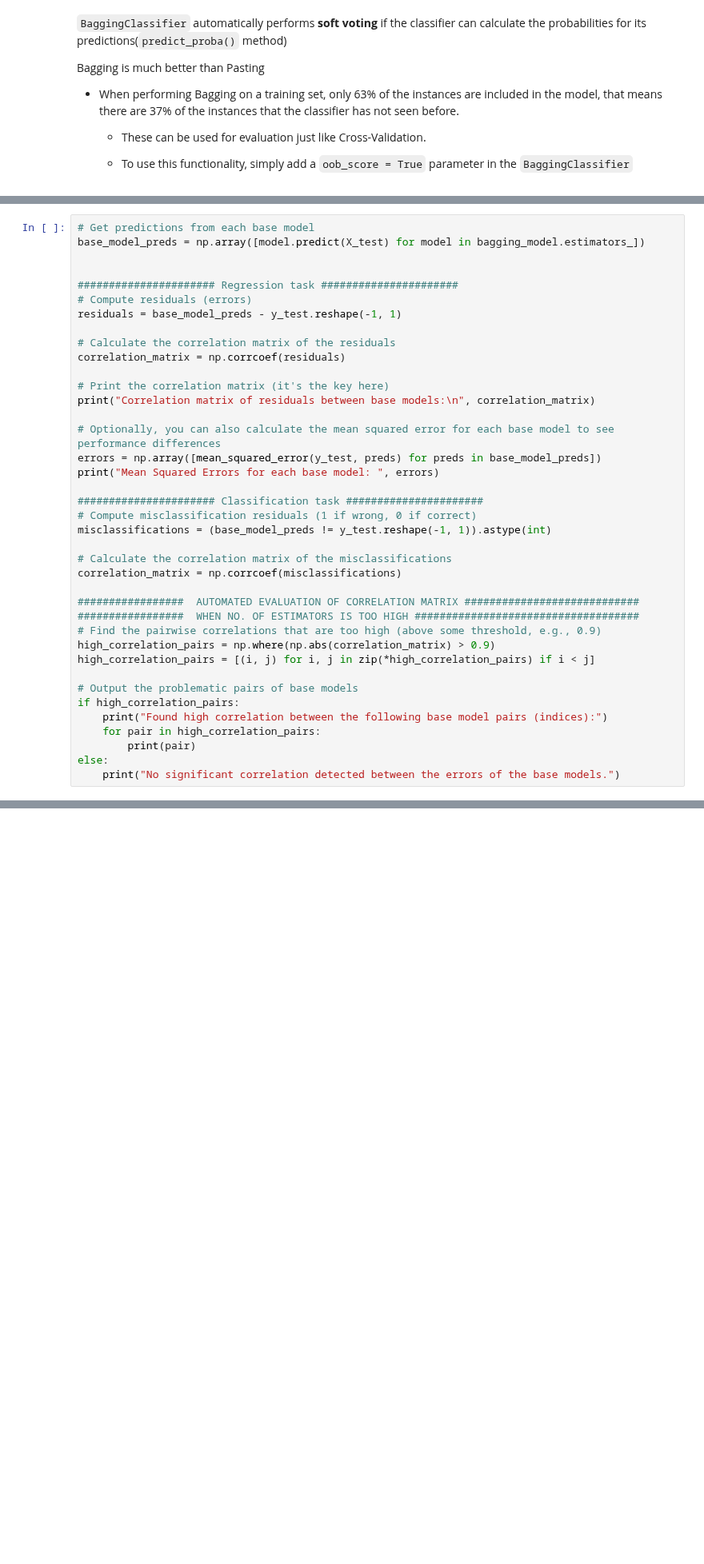
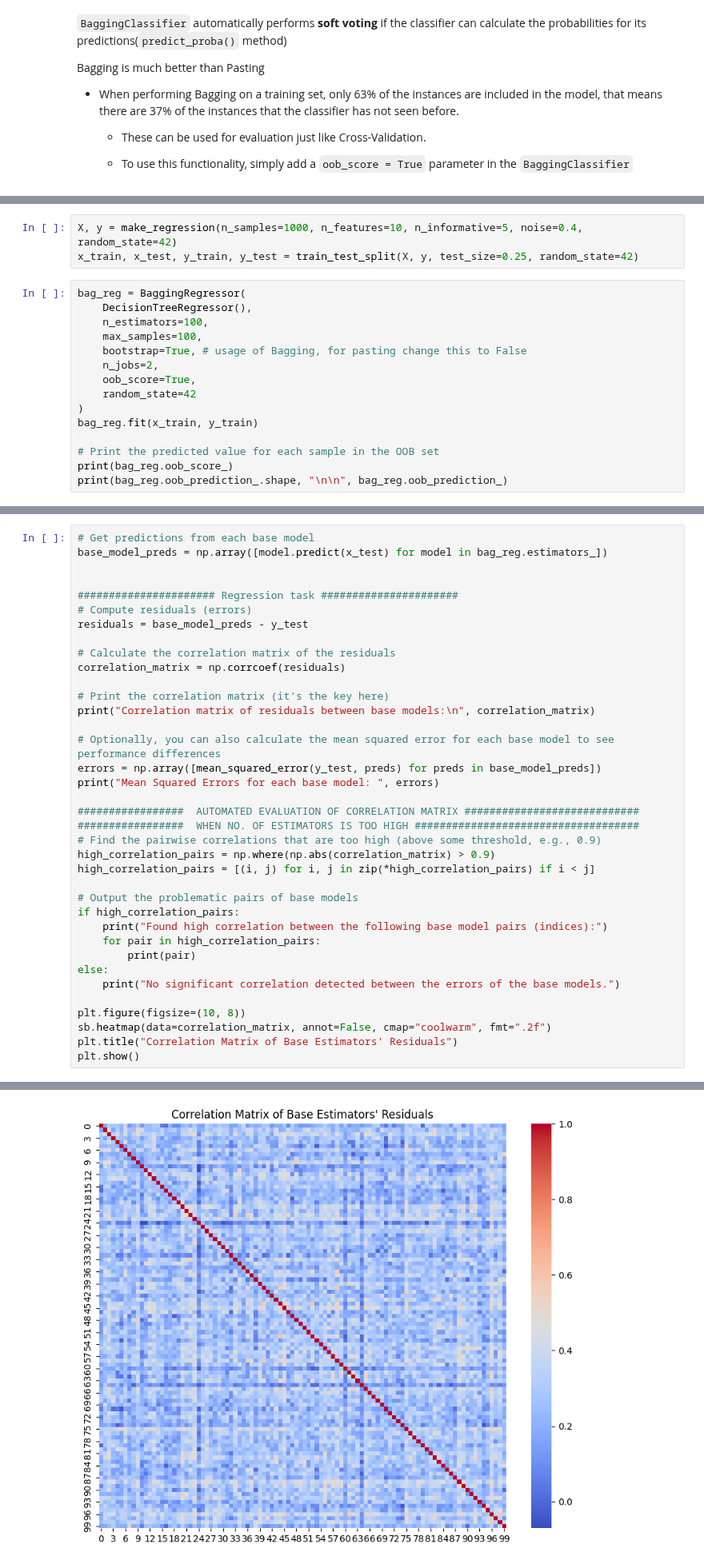
Before and after one commit to akshayDev17/Machine-Learning-Concepts, a Jupyter notebook: src/Ensemble Learning/Bagging.ipynb, the cells around one changed output, grey strips where cells are left out. Shown at 80% size. Drawn from its saved outputs; the diff is of its cells as text; blank space fills up the shorter version.

```diff
--- a/src/Ensemble Learning/Bagging.ipynb
+++ b/src/Ensemble Learning/Bagging.ipynb
@@ -70,0 +344,18 @@ Bagging is much better than Pasting
+# %%
+X, y = make_regression(n_samples=1000, n_features=10, n_informative=5, noise=0.4, random_state=42)
+x_train, x_test, y_train, y_test = train_test_split(X, y, test_size=0.25, random_state=42)
+# %%
+bag_reg = BaggingRegressor(
+    DecisionTreeRegressor(),
+    n_estimators=100,
+    max_samples=100,
+    bootstrap=True, # usage of Bagging, for pasting change this to False
+    n_jobs=2,
+    oob_score=True,
+    random_state=42
+)
+bag_reg.fit(x_train, y_train)
+
+# Print the predicted value for each sample in the OOB set
+print(bag_reg.oob_score_)
+print(bag_reg.oob_prediction_.shape, "\n\n", bag_reg.oob_prediction_)
@@ -77,12 +386,12 @@ Bagging is much better than Pasting
     - If the errors are correlated, their MSEs should be roughly the same, and vice versa.
 # %%
 # Get predictions from each base model
-base_model_preds = np.array([model.predict(X_test) for model in bagging_model.estimators_])
+base_model_preds = np.array([model.predict(x_test) for model in bag_reg.estimators_])
 
 
 ###################### Regression task ######################
 # Compute residuals (errors)
-residuals = base_model_preds - y_test.reshape(-1, 1)
+residuals = base_model_preds - y_test
 
 # Calculate the correlation matrix of the residuals
 correlation_matrix = np.corrcoef(residuals)
@@ -93,13 +402,6 @@ print("Correlation matrix of residuals between base models:\n", correlation_matr
 # Optionally, you can also calculate the mean squared error for each base model to see performance differences
 errors = np.array([mean_squared_error(y_test, preds) for preds in base_model_preds])
 print("Mean Squared Errors for each base model: ", errors)
-
-###################### Classification task ######################
-# Compute misclassification residuals (1 if wrong, 0 if correct)
-misclassifications = (base_model_preds != y_test.reshape(-1, 1)).astype(int)
-
-# Calculate the correlation matrix of the misclassifications
-correlation_matrix = np.corrcoef(misclassifications)
 
 #################  AUTOMATED EVALUATION OF CORRELATION MATRIX ############################
 #################  WHEN NO. OF ESTIMATORS IS TOO HIGH ####################################
@@ -114,3 +416,9 @@ if high_correlation_pairs:
         print(pair)
 else:
     print("No significant correlation detected between the errors of the base models.")
+
+plt.figure(figsize=(10, 8))
+sb.heatmap(data=correlation_matrix, annot=False, cmap="coolwarm", fmt=".2f")
+plt.title("Correlation Matrix of Base Estimators' Residuals")
+plt.show()
+# %% [output]
@@ -117,3 +442,4 @@ else:
+[figure, added]
 # %% [markdown]
 # Random patches and random subspaces
 
```
Also changed, not shown: parts of 32 cells of this notebook, 2 other files.
